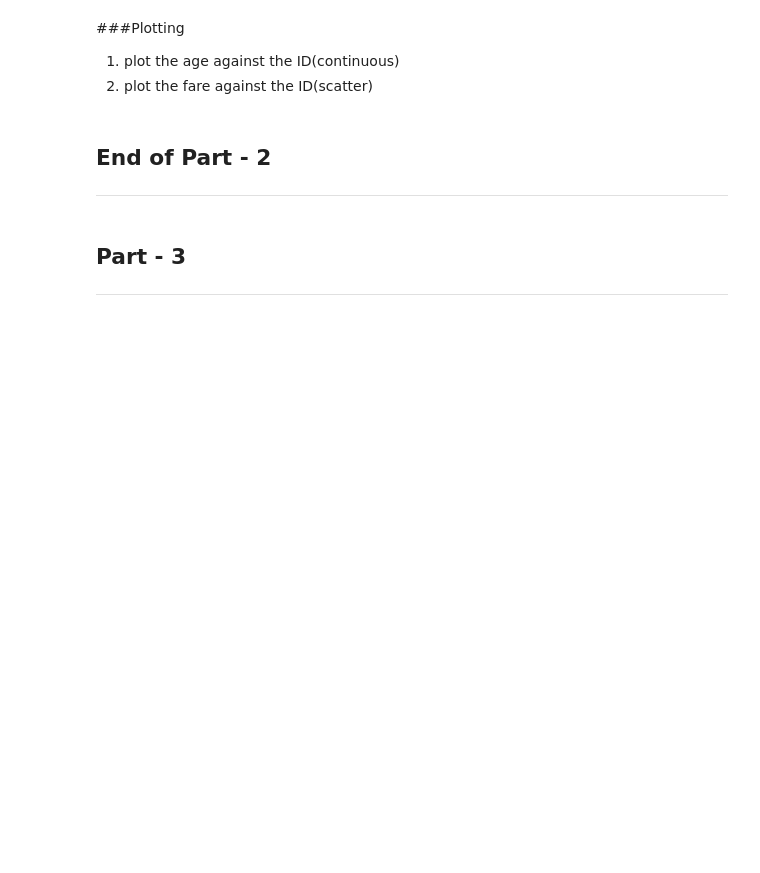
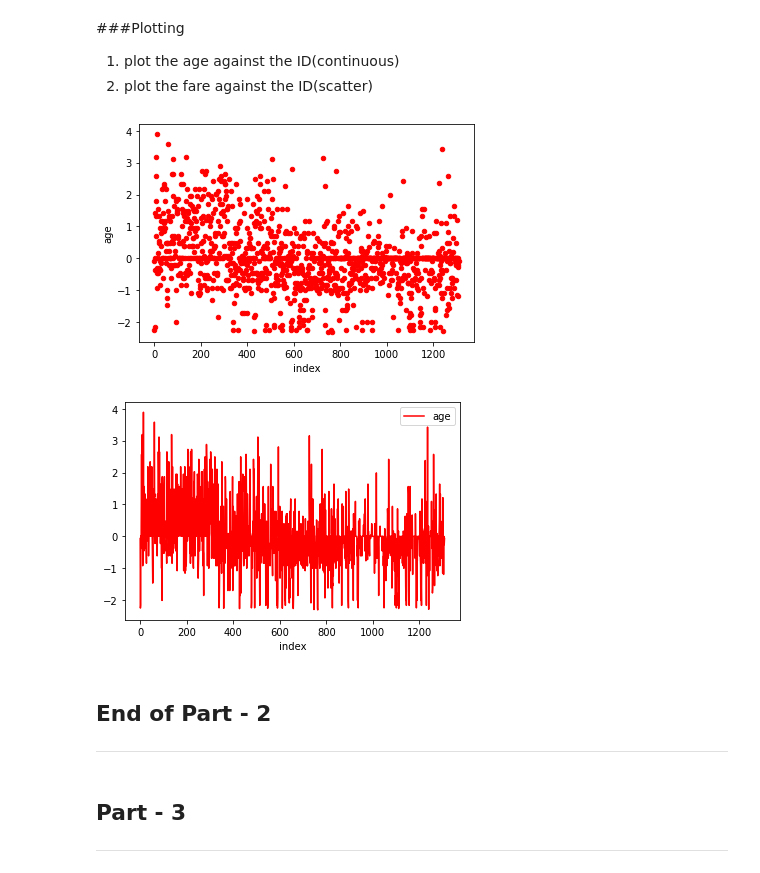
Before and after one commit to nileshgarg12/SHALA2020-, a Jupyter notebook: Assignment_1_DS.ipynb, the cells around one changed output. Saved outputs shown, nothing was run; the diff lists cells and outputs as text; code cells hidden in the pictures; blank space fills up the shorter version.

```diff
--- a/Assignment_1_DS.ipynb
+++ b/Assignment_1_DS.ipynb
@@ -129,3 +241,7 @@ Read the data and display the first 5 rows
 #Download dataset from: http://biostat.mc.vanderbilt.edu/wiki/pub/Main/DataSets/titanic3.csv
 
 file_url = "http://biostat.mc.vanderbilt.edu/wiki/pub/Main/DataSets/titanic3.csv"
+
+
+CustomerData = pd.read_csv("titanic3.csv")
+CustomerData.head(20)
@@ -153,3 +305,14 @@ file_url = "http://biostat.mc.vanderbilt.edu/wiki/pub/Main/DataSets/titanic3.csv
 
 
 ---
+# %%
+CustomerData["age"].fillna((CustomerData["age"].mean()), inplace = True)
+CustomerData["fare"].fillna((CustomerData["fare"].mean()),inplace = True)
+CustomerData.head(17)
+age = CustomerData["age"]
+fare = CustomerData["fare"]
+
+titanic_data_new = titanic_data_new.assign(d=age)
+titanic_data_new = titanic_data_new.assign(e=fare)
+
+titanic_data_new
@@ -166,3 +343,12 @@ file_url = "http://biostat.mc.vanderbilt.edu/wiki/pub/Main/DataSets/titanic3.csv
 
 
 ---
+# %%
+# I am using mean normalization
+CustomerData["age"]=(CustomerData["age"]-CustomerData["age"].mean())/CustomerData["age"].std()
+CustomerData["fare"]=(CustomerData["fare"]-CustomerData["fare"].mean())/CustomerData["fare"].std()
+CustomerData["pclass"]=(CustomerData["pclass"]-CustomerData["pclass"].mean())/CustomerData["pclass"].std()
+CustomerData["survived"]=(CustomerData["survived"]-CustomerData["survived"].mean())/CustomerData["survived"].std()
+CustomerData["parch"]=(CustomerData["parch"]-CustomerData["parch"].mean())/CustomerData["parch"].std()
+CustomerData["sibsp"]=(CustomerData["sibsp"]-CustomerData["sibsp"].mean())/CustomerData["sibsp"].std()
+CustomerData
@@ -180,6 +410,14 @@ file_url = "http://biostat.mc.vanderbilt.edu/wiki/pub/Main/DataSets/titanic3.csv
 ###Plotting
 1. plot the age against the ID(continuous)
 2. plot the fare against the ID(scatter)
+# %%
+CustomerData.reset_index().plot(kind='scatter',x='index',y='age',color='red')
+plt.show()
+CustomerData.reset_index().plot(x='index',y='age',color='red')
+plt.show()
+# %% [output]
+[figure, added]
+[figure, added]
 # %% [markdown]
 ## End of Part - 2
 ---
```
Also changed, not shown: parts of 18 cells of this notebook.
